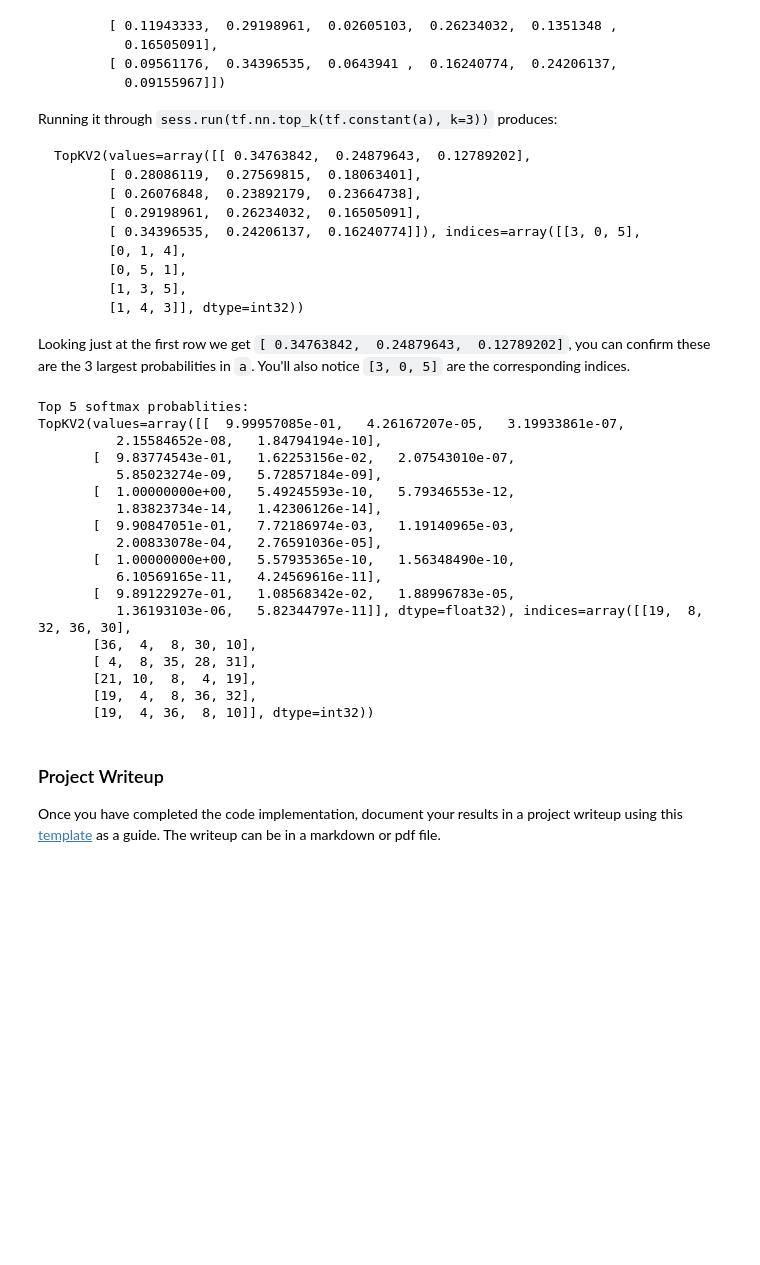
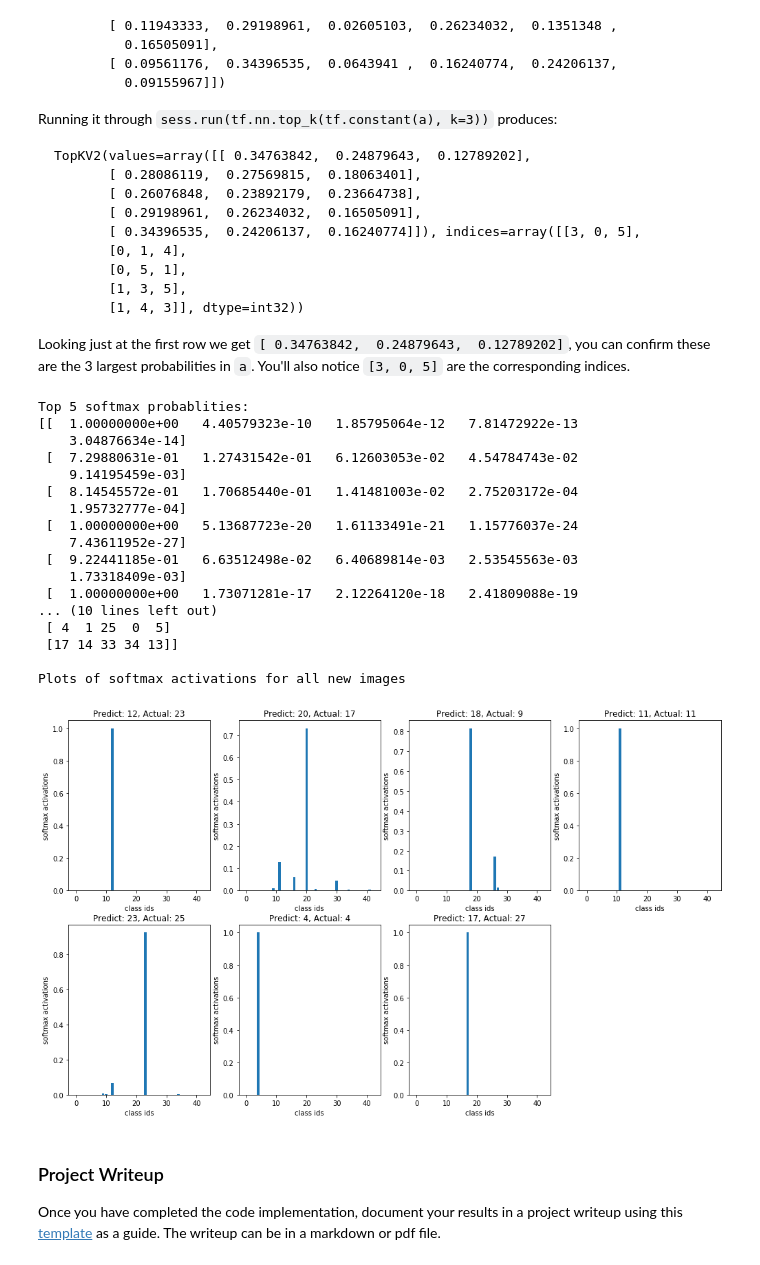
Before and after one commit to aloksh85/CarND-Traffic-Sign-Classifier-Project, a Jupyter notebook: Traffic_Sign_Classifier.ipynb, the cells around one changed output. Drawn from its saved outputs; the diff is of its cells as text; code cells hidden in the pictures; blank space fills up the shorter version.

```diff
--- a/Traffic_Sign_Classifier.ipynb
+++ b/Traffic_Sign_Classifier.ipynb
@@ -309,7 +310,7 @@ def evaluate(X_data,y_data,bsize=BATCH_SIZE):
     return loss/num_examples,total_accuracy/num_examples
 # %%
 train_needed = True
-test_needed = False
+test_needed = True
 # %%
 if train_needed:
     with tf.Session() as sess:
@@ -488,27 +498,43 @@ Looking just at the first row we get `[ 0.34763842,  0.24879643,  0.12789202]`,
 # %%
 ### Print out the top five softmax probabilities for the predictions on the German traffic sign images found on the web.
 ### Feel free to use as many code cells as needed.
 print("Top 5 softmax probablities: ")
-print(top_class_predictions)
+print(top_class_predictions.values)
+print()
+print("Top 5 class indices:")
+print(top_class_predictions.indices)
+
+print()
+print('Plots of softmax activations for all new images')
+
+fig_softmax = plt.figure(figsize=(17,10))
+count = 0
+for i in range (test_img_arr.shape[0]):
+    ax_softmax=fig_softmax.add_subplot(2,4,count+1)
+    bar_plot = ax_softmax.bar(range(n_classes), softmax_activation[i,:])
+    count+=1
+    ax_softmax.set_title('Predict: '+str(np.argmax(softmax_activation[i,:]))+', Actual: '+str(y_new_img[i]))
+    ax_softmax.set_xlabel('class ids')
+    ax_softmax.set_ylabel('softmax activations')
 # %% [output]
 Top 5 softmax probablities:
-TopKV2(values=array([[  9.99957085e-01,   4.26167207e-05,   3.19933861e-07,
-          2.15584652e-08,   1.84794194e-10],
-       [  9.83774543e-01,   1.62253156e-02,   2.07543010e-07,
-          5.85023274e-09,   5.72857184e-09],
-       [  1.00000000e+00,   5.49245593e-10,   5.79346553e-12,
-          1.83823734e-14,   1.42306126e-14],
-       [  9.90847051e-01,   7.72186974e-03,   1.19140965e-03,
-          2.00833078e-04,   2.76591036e-05],
-       [  1.00000000e+00,   5.57935365e-10,   1.56348490e-10,
-          6.10569165e-11,   4.24569616e-11],
-       [  9.89122927e-01,   1.08568342e-02,   1.88996783e-05,
-          1.36193103e-06,   5.82344797e-11]], dtype=float32), indices=array([[19,  8, 32, 36, 30],
-       [36,  4,  8, 30, 10],
-       [ 4,  8, 35, 28, 31],
-       [21, 10,  8,  4, 19],
-       [19,  4,  8, 36, 32],
-       [19,  4, 36,  8, 10]], dtype=int32))
+[[  1.00000000e+00   4.40579323e-10   1.85795064e-12   7.81472922e-13
+    3.04876634e-14]
+ [  7.29880631e-01   1.27431542e-01   6.12603053e-02   4.54784743e-02
+    9.14195459e-03]
+ [  8.14545572e-01   1.70685440e-01   1.41481003e-02   2.75203172e-04
+    1.95732777e-04]
+ [  1.00000000e+00   5.13687723e-20   1.61133491e-21   1.15776037e-24
+    7.43611952e-27]
+ [  9.22441185e-01   6.63512498e-02   6.40689814e-03   2.53545563e-03
+    1.73318409e-03]
+ [  1.00000000e+00   1.73071281e-17   2.12264120e-18   2.41809088e-19
+... (10 lines left out)
+ [ 4  1 25  0  5]
+ [17 14 33 34 13]]
+
+Plots of softmax activations for all new images
+[figure, added]
 # %% [markdown]
 ### Project Writeup
 
```
Also changed, not shown: parts of 16 cells of this notebook, 33 other files.
